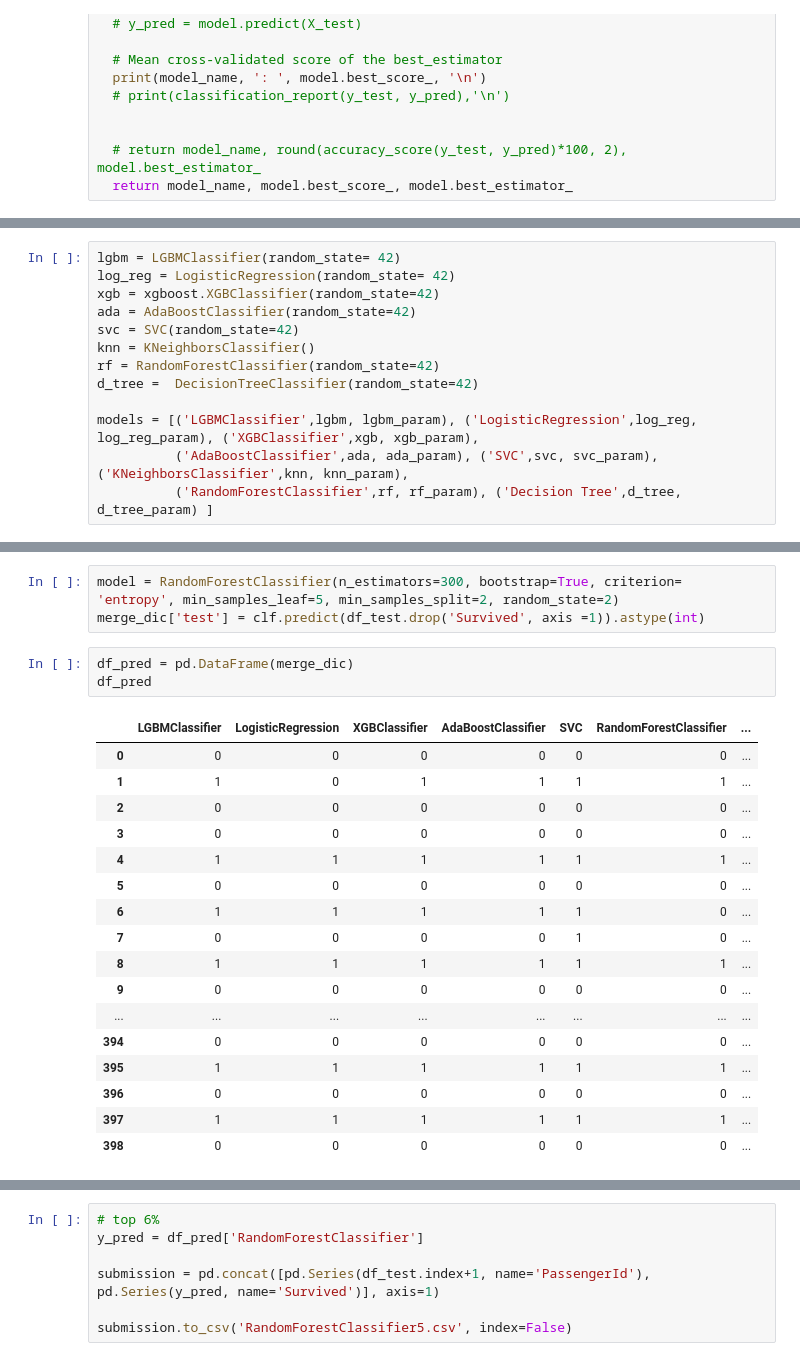
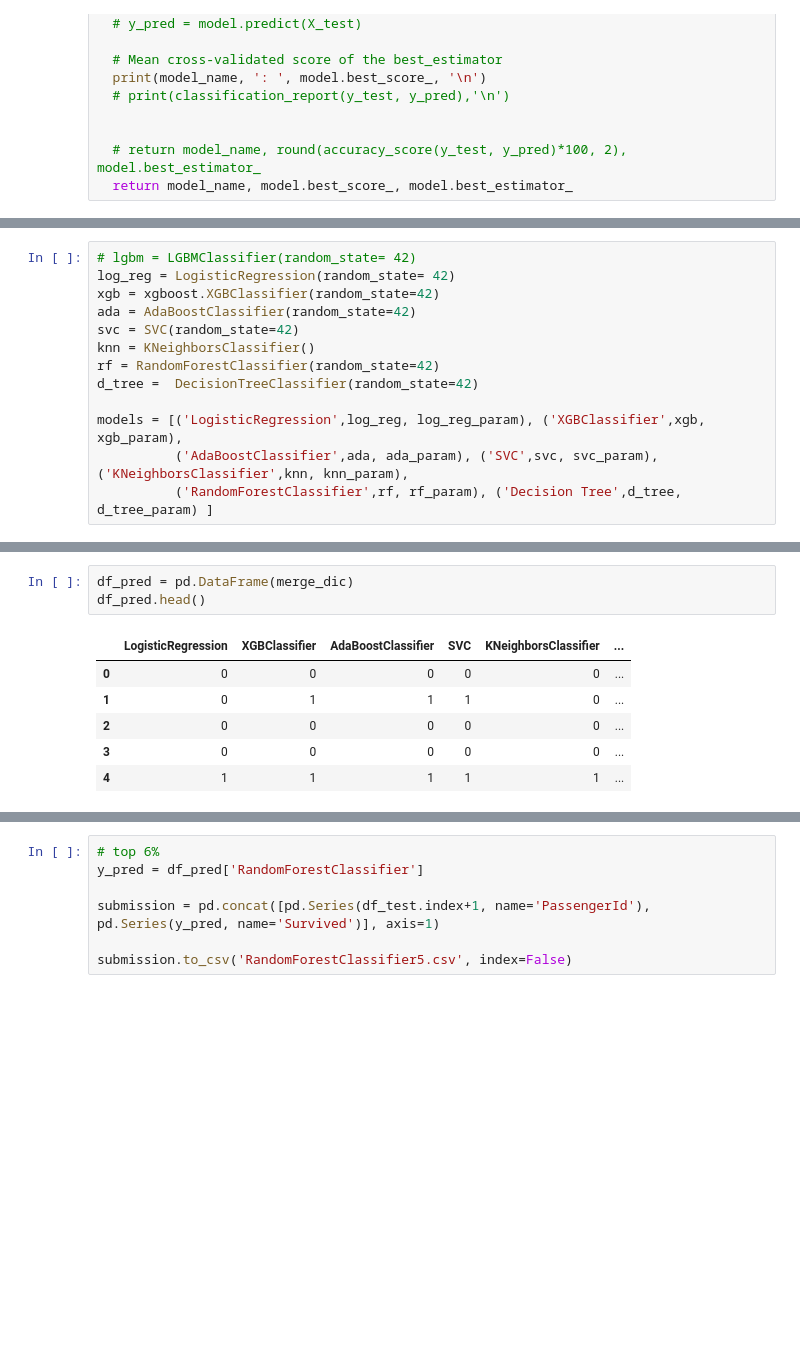
Before and after one commit to lucasbens/ML_projects, a Jupyter notebook: titanic.ipynb, the cells around one changed output, grey strips where cells are left out. Drawn from its saved outputs; the diff is of its cells as text; blank space fills up the shorter version.

```diff
--- a/titanic.ipynb
+++ b/titanic.ipynb
@@ -1575,7 +1541,7 @@ d_tree_param =  {
     "max_depth": [3, 5, 7, 9, 11, 13]
 }
 # %%
-lgbm = LGBMClassifier(random_state= 42)
+# lgbm = LGBMClassifier(random_state= 42)
 log_reg = LogisticRegression(random_state= 42)
 xgb = xgboost.XGBClassifier(random_state=42)
 ada = AdaBoostClassifier(random_state=42)
@@ -1584,7 +1550,7 @@ knn = KNeighborsClassifier()
 rf = RandomForestClassifier(random_state=42)
 d_tree =  DecisionTreeClassifier(random_state=42)
 
-models = [('LGBMClassifier',lgbm, lgbm_param), ('LogisticRegression',log_reg, log_reg_param), ('XGBClassifier',xgb, xgb_param),
+models = [('LogisticRegression',log_reg, log_reg_param), ('XGBClassifier',xgb, xgb_param),
           ('AdaBoostClassifier',ada, ada_param), ('SVC',svc, svc_param), ('KNeighborsClassifier',knn, knn_param),
           ('RandomForestClassifier',rf, rf_param), ('Decision Tree',d_tree, d_tree_param) ]
 # %%
@@ -1664,27 +1623,13 @@ for name in model_dic:
 [('Connected_Survival', 0.30666666666666664), ('Sex', 0.20666666666666667), ('Fare', 0.12666666666666668), ('Title_Mr', 0.1), ('Pclass', 0.07333333333333333), ('Age', 0.06666666666666667), ('group_siz ...
 [('Connected_Survival', 0.19264316002428414), ('Fare', 0.16928464759383838), ('Title_Mr', 0.16519173517117558), ('Age', 0.15241349077108826), ('Sex', 0.09809834981432293), ('Pclass', 0.066962741539892 ...
 [('Title_Mr', 0.5530102878290563), ('Connected_Survival', 0.3352118807377972), ('Fare', 0.06464280584152439), ('Title_High', 0.047135025591622054), ('Age', 0.0), ('Sex', 0.0), ('Pclass', 0.0), ('Title ...
-# %%
-model = RandomForestClassifier(n_estimators=300, bootstrap=True, criterion= 'entropy', min_samples_leaf=5, min_samples_split=2, random_state=2)
-merge_dic['test'] = clf.predict(df_test.drop('Survived', axis =1)).astype(int)
 # %%
 df_pred = pd.DataFrame(merge_dic)
-df_pred
+df_pred.head()
 # %% [output]
-|  | LGBMClassifier | LogisticRegression | XGBClassifier | AdaBoostClassifier | SVC | RandomForestClassifier | ... |
-| 0 | 0 | 0 | 0 | 0 | 0 | 0 | ... |
-| 1 | 1 | 0 | 1 | 1 | 1 | 1 | ... |
-| 2 | 0 | 0 | 0 | 0 | 0 | 0 | ... |
-| 3 | 0 | 0 | 0 | 0 | 0 | 0 | ... |
-| 4 | 1 | 1 | 1 | 1 | 1 | 1 | ... |
-| 5 | 0 | 0 | 0 | 0 | 0 | 0 | ... |
-| 6 | 1 | 1 | 1 | 1 | 1 | 0 | ... |
-| 7 | 0 | 0 | 0 | 0 | 1 | 0 | ... |
-| 8 | 1 | 1 | 1 | 1 | 1 | 1 | ... |
-| 9 | 0 | 0 | 0 | 0 | 0 | 0 | ... |
-| ... | ... | ... | ... | ... | ... | ... | ... |
-| 394 | 0 | 0 | 0 | 0 | 0 | 0 | ... |
-| 395 | 1 | 1 | 1 | 1 | 1 | 1 | ... |
-| 396 | 0 | 0 | 0 | 0 | 0 | 0 | ... |
-| 397 | 1 | 1 | 1 | 1 | 1 | 1 | ... |
-| 398 | 0 | 0 | 0 | 0 | 0 | 0 | ... |
+|  | LogisticRegression | XGBClassifier | AdaBoostClassifier | SVC | KNeighborsClassifier | ... |
+| 0 | 0 | 0 | 0 | 0 | 0 | ... |
+| 1 | 0 | 1 | 1 | 1 | 0 | ... |
+| 2 | 0 | 0 | 0 | 0 | 0 | ... |
+| 3 | 0 | 0 | 0 | 0 | 0 | ... |
+| 4 | 1 | 1 | 1 | 1 | 1 | ... |
```
Also changed, not shown: parts of 27 cells of this notebook.
